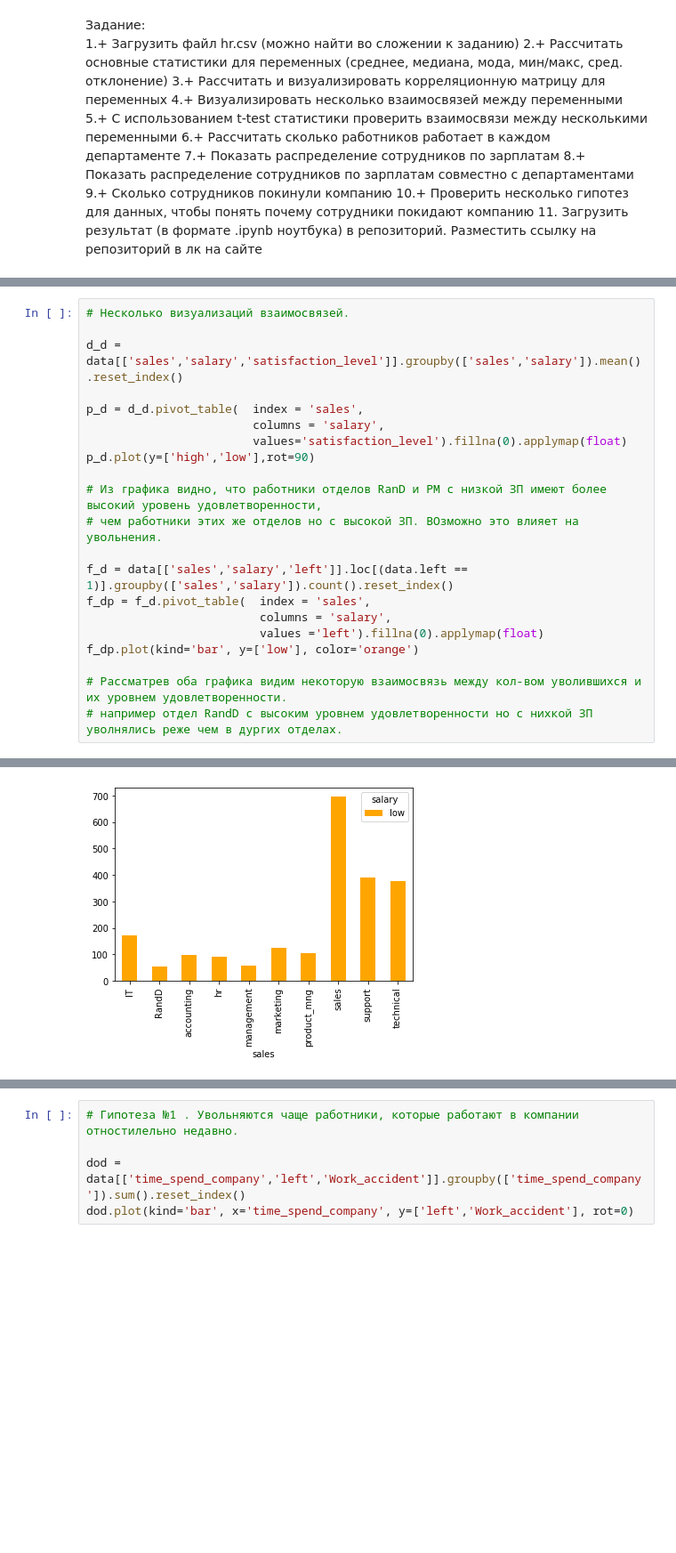
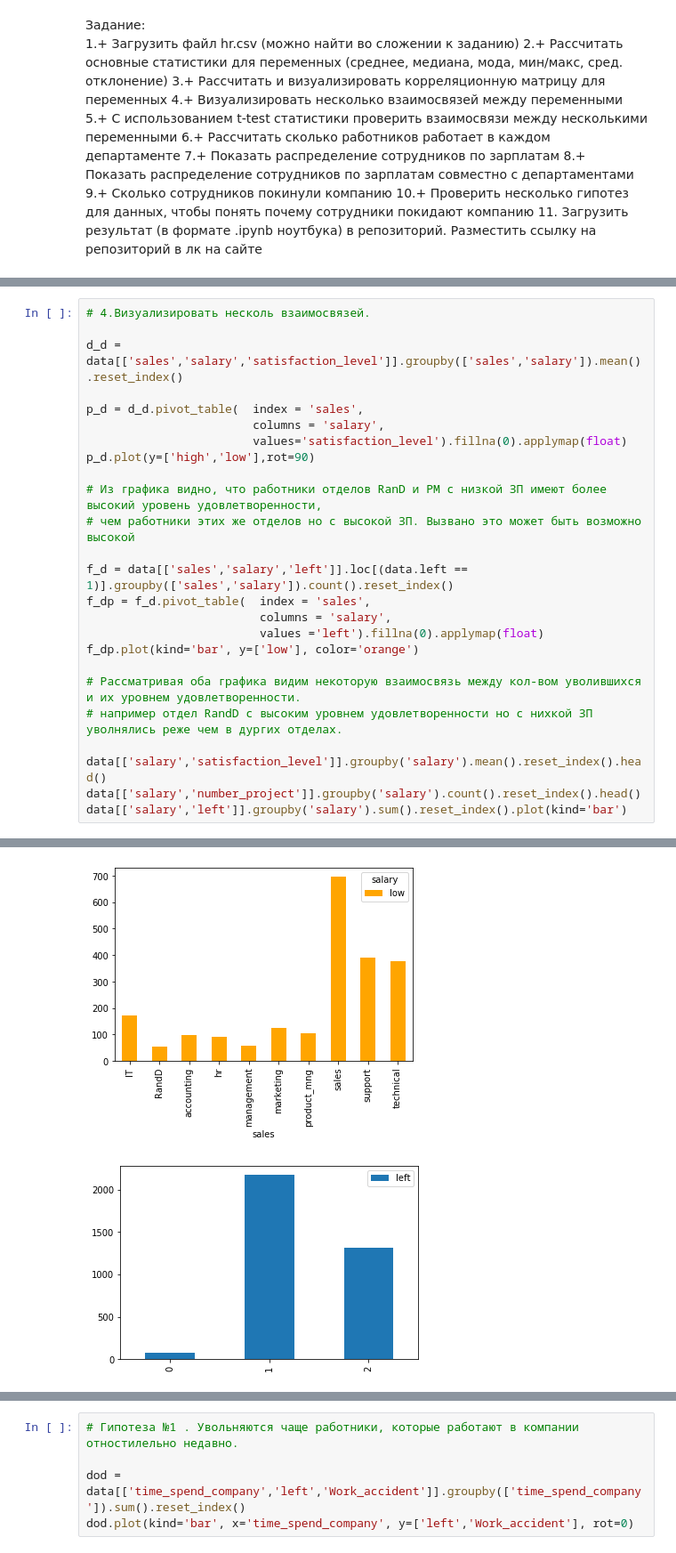
Before and after one commit to BuAnalyst/nstudy_pyda, a Jupyter notebook: Дипломаная работа/Работа дипломная.ipynb, the cells around one changed output, grey strips where cells are left out. Shown at 89% size. Drawn from its saved outputs; the diff is of its cells as text; blank space fills up the shorter version.

```diff
--- a/Дипломаная работа/Работа дипломная.ipynb
+++ b/Дипломаная работа/Работа дипломная.ipynb
@@ -72,25 +63,30 @@ data
 # %%
-# Несколько визуализаций взаимосвязей.
+# 4.Визуализировать несколь взаимосвязей.
 
 d_d = data[['sales','salary','satisfaction_level']].groupby(['sales','salary']).mean().reset_index()
 
 p_d = d_d.pivot_table(  index = 'sales',
                         columns = 'salary',
                         values='satisfaction_level').fillna(0).applymap(float)
 p_d.plot(y=['high','low'],rot=90)
 
 # Из графика видно, что работники отделов RanD и PM с низкой ЗП имеют более высокий уровень удовлетворенности,
-# чем работники этих же отделов но с высокой ЗП. ВОзможно это влияет на увольнения.
+# чем работники этих же отделов но с высокой ЗП. Вызвано это может быть возможно высокой
 
 f_d = data[['sales','salary','left']].loc[(data.left == 1)].groupby(['sales','salary']).count().reset_index()
 f_dp = f_d.pivot_table(  index = 'sales',
                          columns = 'salary',
                          values ='left').fillna(0).applymap(float)
 f_dp.plot(kind='bar', y=['low'], color='orange')
 
-# Рассматрев оба графика видим некоторую взаимосвязь между кол-вом уволившихся и их уровнем удовлетворенности.
+# Рассматривая оба графика видим некоторую взаимосвязь между кол-вом уволившихся и их уровнем удовлетворенности.
 # например отдел RandD с высоким уровнем удовлетворенности но с нихкой ЗП уволнялись реже чем в дургих отделах.
+
+data[['salary','satisfaction_level']].groupby('salary').mean().reset_index().head()
+data[['salary','number_project']].groupby('salary').count().reset_index().head()
+data[['salary','left']].groupby('salary').sum().reset_index().plot(kind='bar')
 # %% [output]
 <matplotlib.axes._subplots.AxesSubplot at 0x...>
 [figure]
 [figure]
+[figure, added]
```
Also changed, not shown: parts of 11 cells of this notebook.
